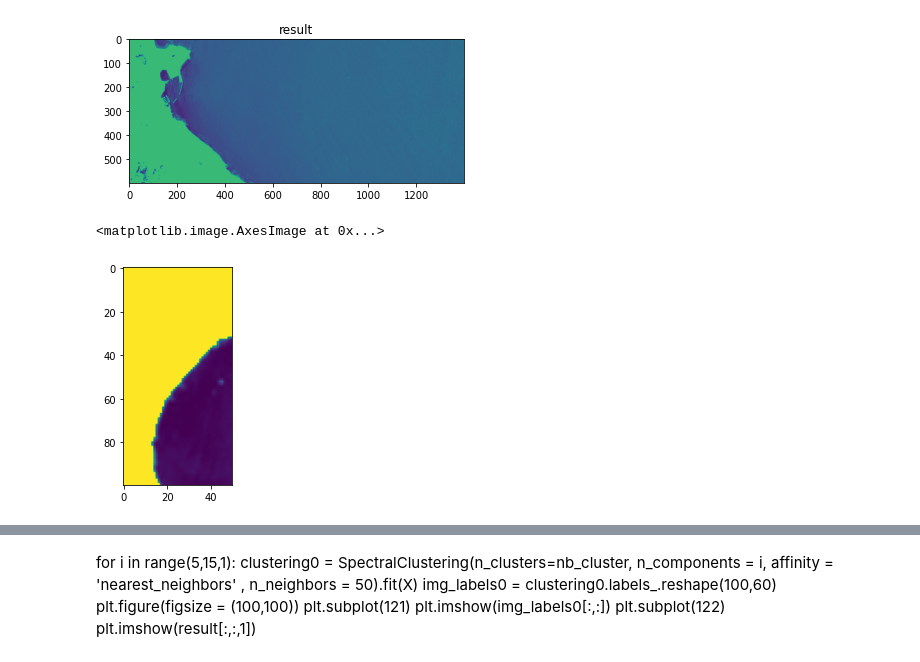
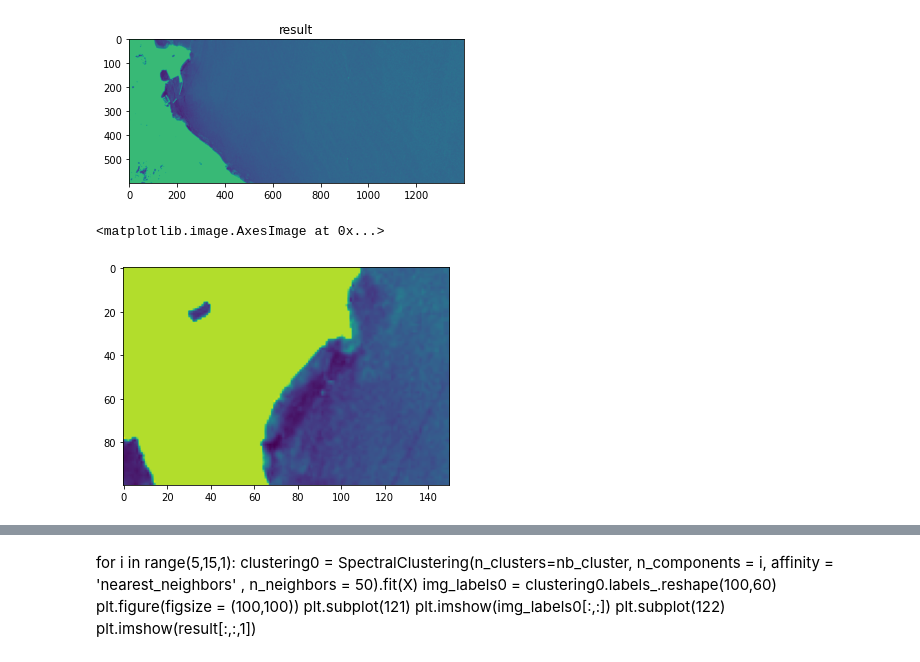
Before and after one commit to BasileR/plastic_detection_from_space, a Jupyter notebook: graphs.ipynb, the cells around one changed output, grey strips where cells are left out. Saved outputs shown, nothing was run; the diff lists cells and outputs as text; code cells hidden in the pictures.

```diff
--- a/graphs.ipynb
+++ b/graphs.ipynb
@@ -65,6 +65,10 @@ def kmeans(arrays, nb_clust):
     plt.title('labels after kmeans')
 
     return img_labels,clust
+# %%
+spectral_sign = {'water': [ 0.10384066, 0.13632251, 0.16474463,
+       0.3045134], 'ground':[ 0.03796409, 0.03244987, 0.02011696, 0.01891139]
+                    ,'plastic' : [0.03825 , 0.037625, 0.0334 , 0.055125]}
 # %%
 def delete_land(img):
     labels,clust = kmeans(img, 2)
@@ -97,15 +101,15 @@ def delete_land(img):
 spectral_sign_4 = {'water': [ 0.10384066, 0.13632251, 0.16474463,
        0.3045134], 'ground':[ 0.03796409, 0.03244987, 0.02011696, 0.01891139]}
 # %%
-result = delete_land(img)
+result0 = delete_land(img)
 # %% [output]
 [figure]
 [figure]
 # %%
-#result = result[:,80:,:]
-result = result[50:150,200:250,:]
+#result = result[:,100:,:]
+result = result0[50:150,150:300,:].copy()
 
-plt.imshow(result[:,:,3])
+plt.imshow(result[:,:,0])
 # %% [output]
 <matplotlib.image.AxesImage at 0x...>
-[figure, old version]
+[figure, new version]
```
Also changed, not shown: parts of 14 cells of this notebook, 2 other files.
